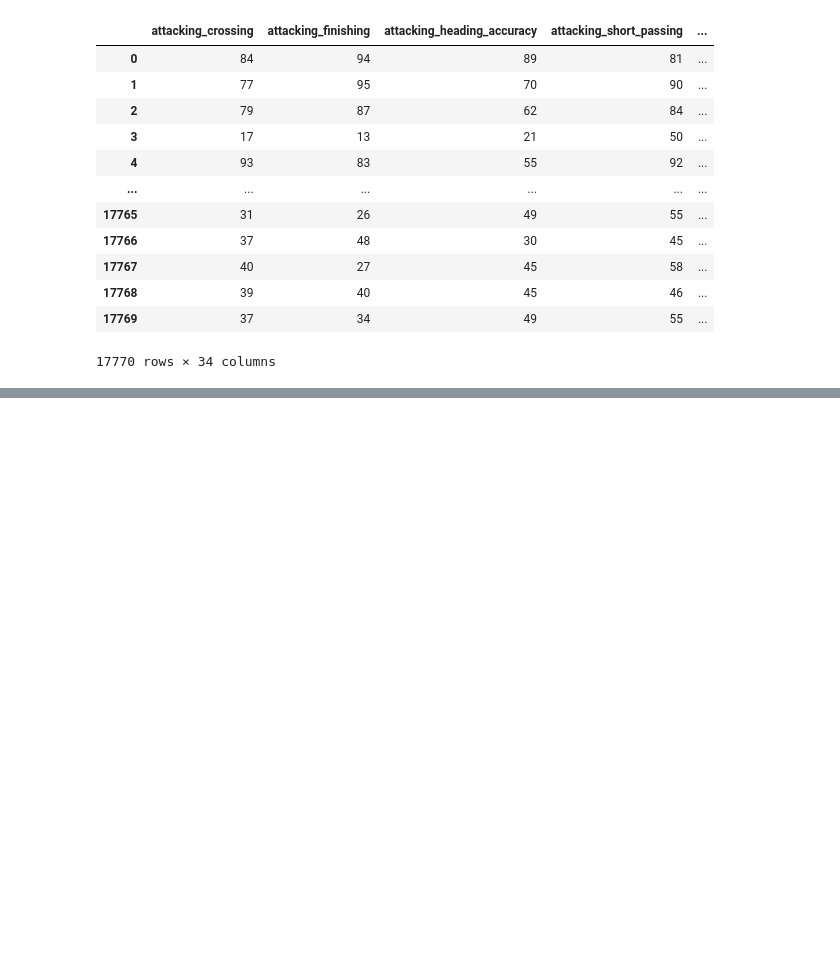
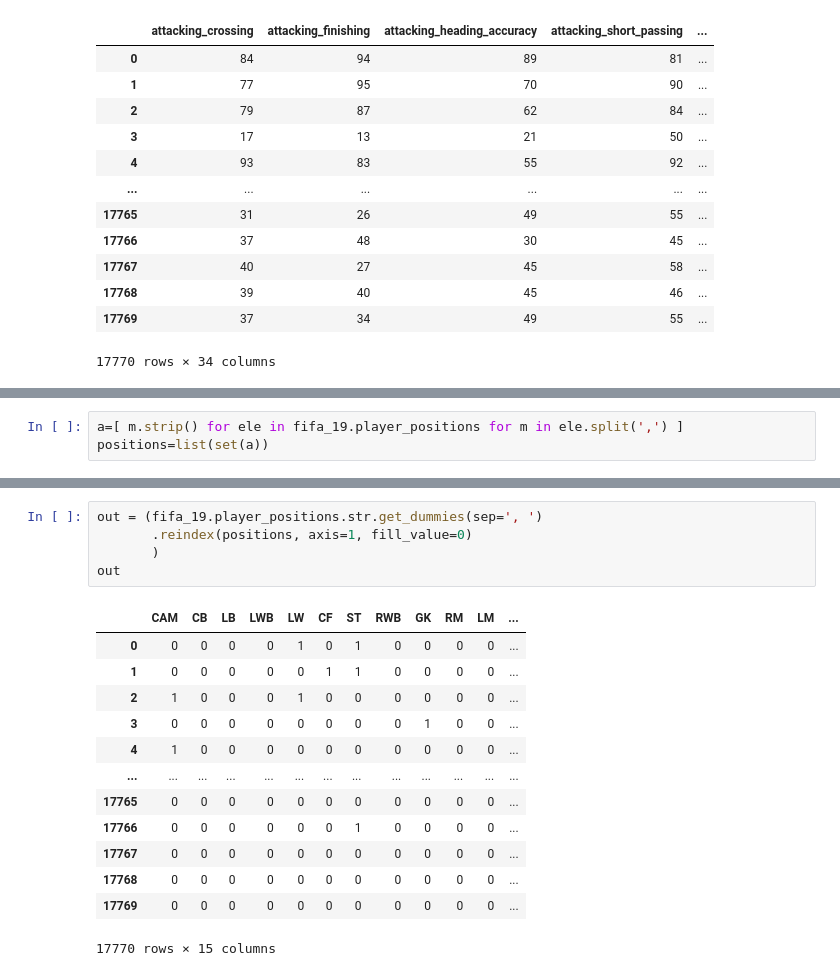
Before and after one commit to diverseman/cs109a_project-soccer, a Jupyter notebook: clean_data.ipynb, the cells around one changed output, grey strips where cells are left out. Cells and saved outputs as stored; diff of their text form; blank space fills up the shorter version.

```diff
--- a/clean_data.ipynb
+++ b/clean_data.ipynb
@@ -126,0 +174,3 @@ Name: pace, Length: 17770, dtype: float64
+# %%
+a=[ m.strip() for ele in fifa_19.player_positions for m in ele.split(',') ]
+positions=list(set(a))
@@ -126,0 +272,19 @@ Name: pace, Length: 17770, dtype: float64
+# %%
+out = (fifa_19.player_positions.str.get_dummies(sep=', ')
+       .reindex(positions, axis=1, fill_value=0)
+       )
+out
+# %% [output]
+|  | CAM | CB | LB | LWB | LW | CF | ST | RWB | GK | RM | LM | ... |
+| 0 | 0 | 0 | 0 | 0 | 1 | 0 | 1 | 0 | 0 | 0 | 0 | ... |
+| 1 | 0 | 0 | 0 | 0 | 0 | 1 | 1 | 0 | 0 | 0 | 0 | ... |
+| 2 | 1 | 0 | 0 | 0 | 1 | 0 | 0 | 0 | 0 | 0 | 0 | ... |
+| 3 | 0 | 0 | 0 | 0 | 0 | 0 | 0 | 0 | 1 | 0 | 0 | ... |
+| 4 | 1 | 0 | 0 | 0 | 0 | 0 | 0 | 0 | 0 | 0 | 0 | ... |
+| ... | ... | ... | ... | ... | ... | ... | ... | ... | ... | ... | ... | ... |
+| 17765 | 0 | 0 | 0 | 0 | 0 | 0 | 0 | 0 | 0 | 0 | 0 | ... |
+| 17766 | 0 | 0 | 0 | 0 | 0 | 0 | 1 | 0 | 0 | 0 | 0 | ... |
+| 17767 | 0 | 0 | 0 | 0 | 0 | 0 | 0 | 0 | 0 | 0 | 0 | ... |
+| 17768 | 0 | 0 | 0 | 0 | 0 | 0 | 0 | 0 | 0 | 0 | 0 | ... |
+| 17769 | 0 | 0 | 0 | 0 | 0 | 0 | 0 | 0 | 0 | 0 | 0 | ... |
+17770 rows × 15 columns
```
Also changed, not shown: parts of 31 cells of this notebook, 2 other files.
